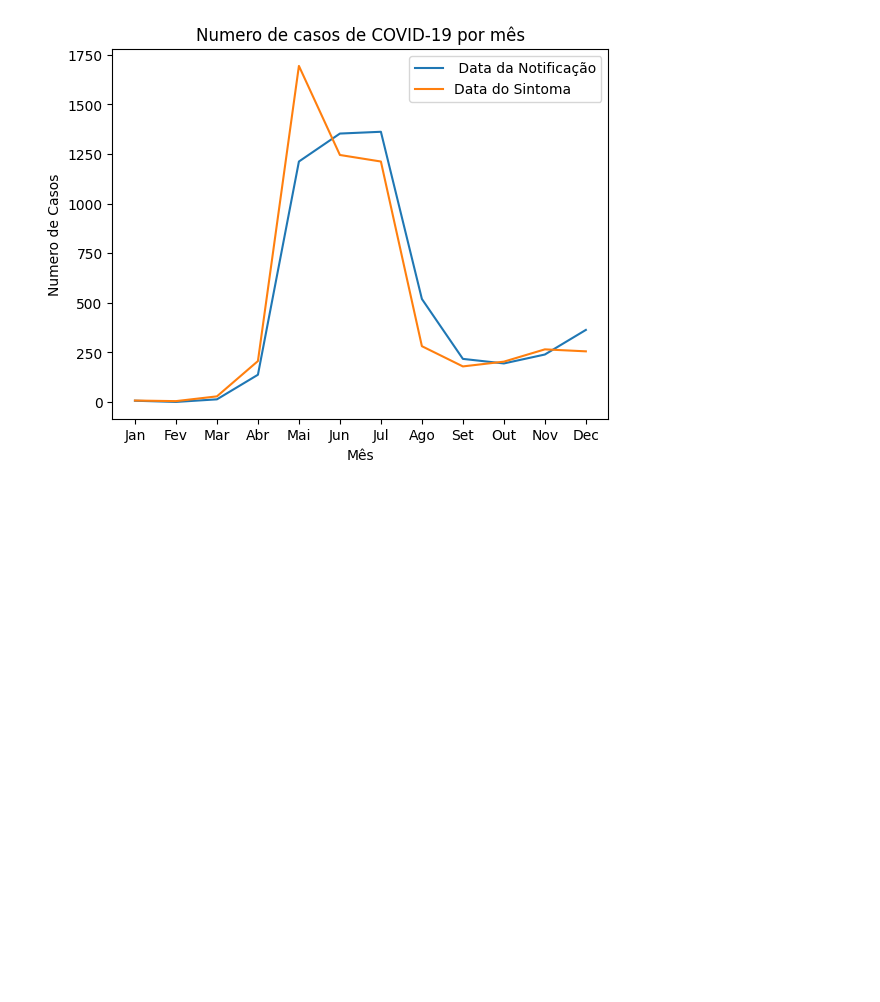
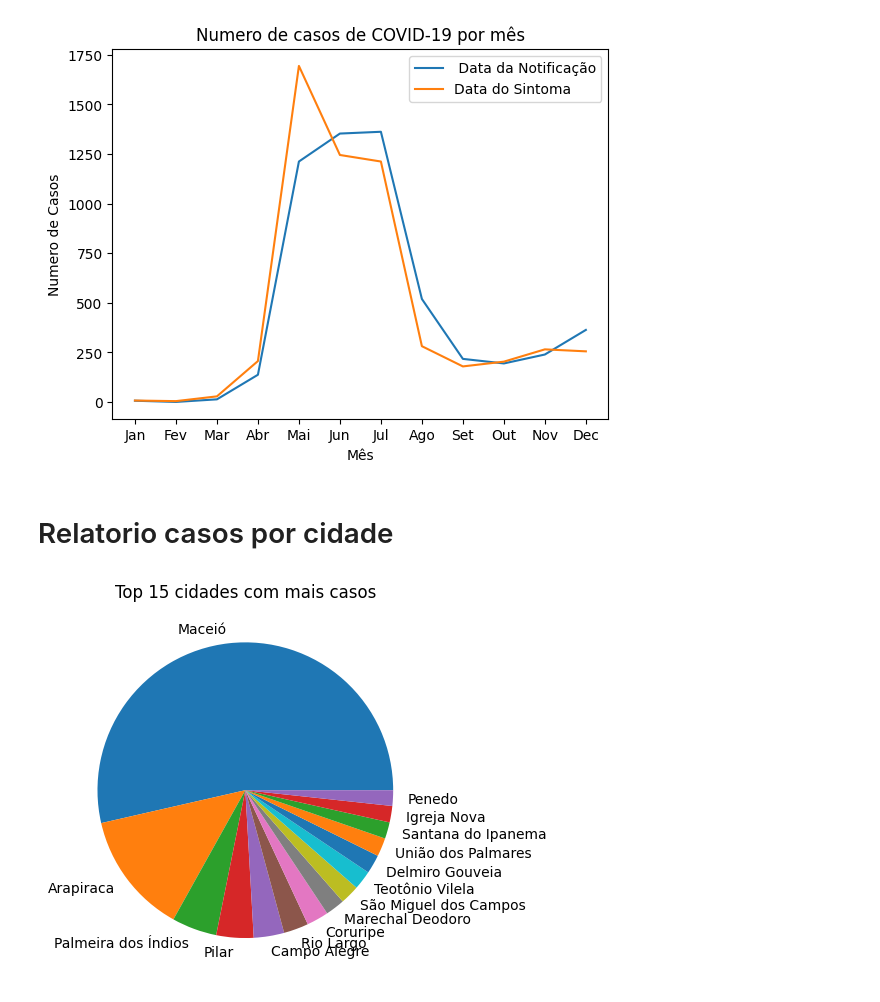
Before and after one commit to Miguelm-del/analysis-data-py, a Jupyter notebook: SIGE_Relatorios_COVID_19.ipynb, the cells around one changed output. Cells and saved outputs as stored; diff of their text form; code cells hidden in the pictures; blank space fills up the shorter version.

Commit message:
Create pie city cases

```diff
--- a/SIGE_Relatorios_COVID_19.ipynb
+++ b/SIGE_Relatorios_COVID_19.ipynb
@@ -134,3 +146,17 @@ Try using .loc[row_indexer,col_indexer] = value instead
 See the caveats in the documentation: https://pandas.pydata.org/pandas-docs/stable/user_guide/indexing.html#returning-a-view-versus-a-copy
   dfCovid_2020['mes_sintoma'] = dfCovid_2020['dataInicioSintomas'].dt.month
 [figure]
+# %% [markdown]
+# Relatorio casos por cidade
+# %%
+cases_by_city = dfCovid['municipio'].value_counts() # Contar a ocorrência de cada valor único na coluna 'municipio' do DataFrame dfCovid.
+
+N = 15 # Top n de cidades
+top_n_city = cases_by_city.head(N) # Selecionar os N primeiros valores mais frequentes da série cases_by_city e armazena-os na variável top_n_city.
+
+plt.pie(top_n_city.values, labels=top_n_city.index) # Gráfico de pizza
+
+plt.title(f"Top {N} cidades com mais casos") # Título do gráfico
+plt.show() # Exibir gráfico de pizza
+# %% [output]
+[figure, added]
```
Also changed, not shown: parts of 2 cells of this notebook.
